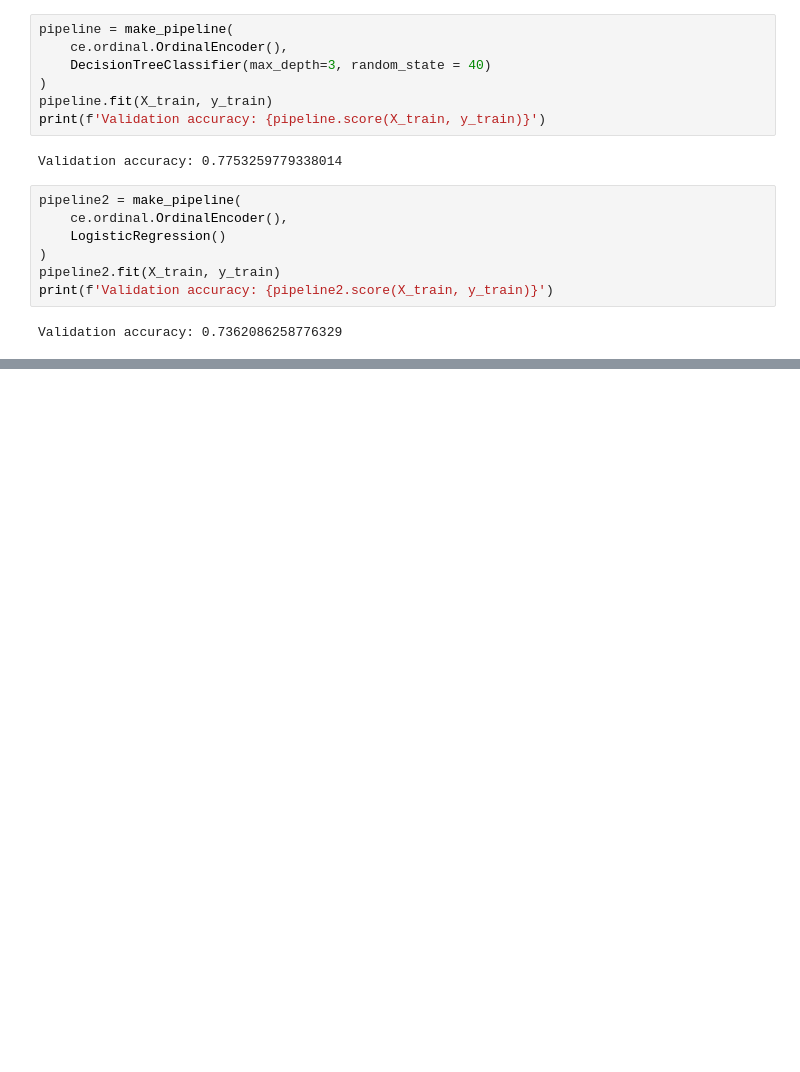
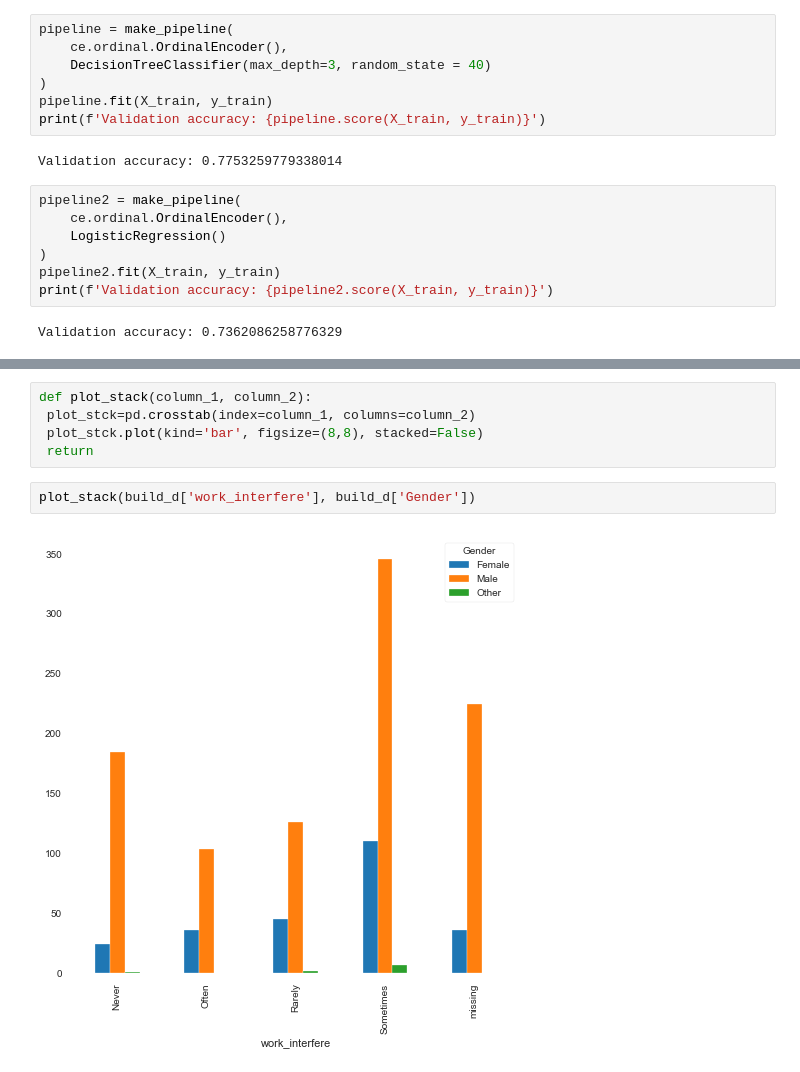
Before and after one commit to rawalk/Build_2, a Jupyter notebook: Untitled.ipynb, the cells around one changed output, grey strips where cells are left out. Cells and saved outputs as stored; diff of their text form; blank space fills up the shorter version.

```diff
--- a/Untitled.ipynb
+++ b/Untitled.ipynb
@@ -414,0 +466,9 @@ Validation accuracy: 0.7362086258776329
+# %%
+def plot_stack(column_1, column_2):
+ plot_stck=pd.crosstab(index=column_1, columns=column_2)
+ plot_stck.plot(kind='bar', figsize=(8,8), stacked=False)
+ return
+# %%
+plot_stack(build_d['work_interfere'], build_d['Gender'])
+# %% [output]
+[figure, added]
```
Also changed, not shown: parts of 13 cells of this notebook.
